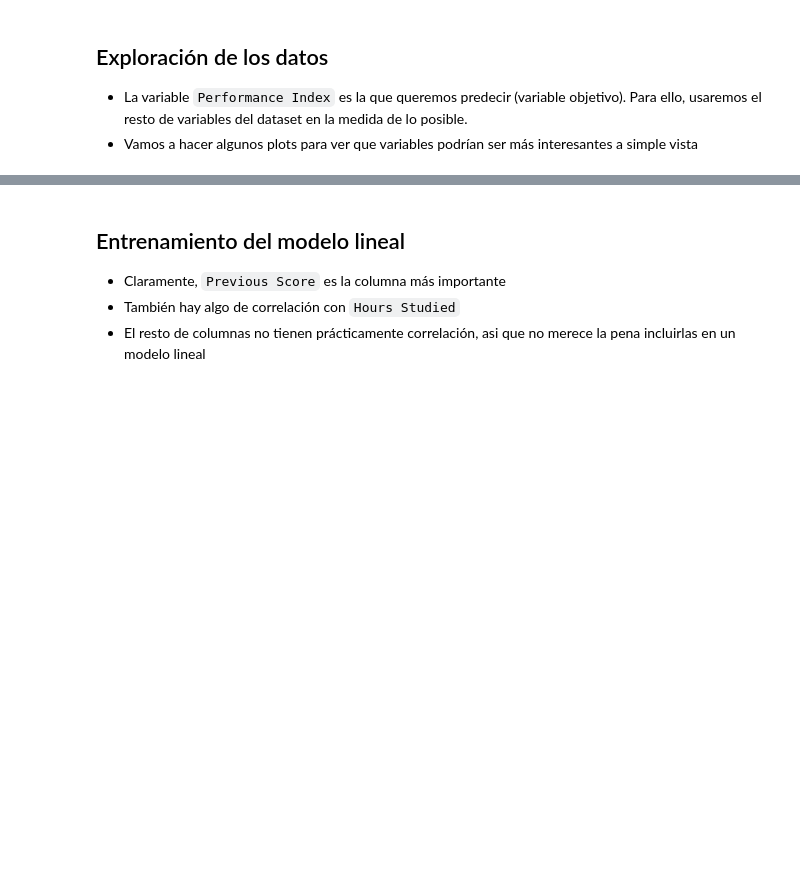
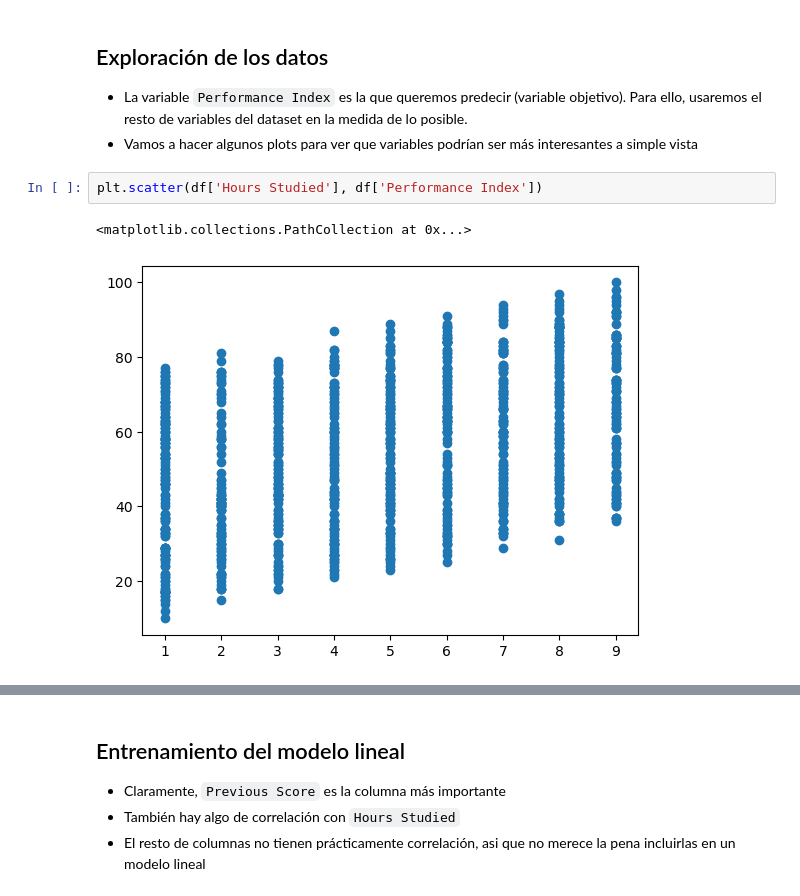
Before and after one commit to xianacarrera/python_course_2025, a Jupyter notebook: notebooks/linear_regression.ipynb, the cells around one changed output, grey strips where cells are left out. Drawn from its saved outputs; the diff is of its cells as text; blank space fills up the shorter version.

````diff
--- a/notebooks/linear_regression.ipynb
+++ b/notebooks/linear_regression.ipynb
@@ -40,3 +40,8 @@ dtype: object
 ## Exploración de los datos
 - La variable ```Performance Index``` es la que queremos predecir (variable objetivo). Para ello, usaremos el resto de variables del dataset en la medida de lo posible.
 - Vamos a hacer algunos plots para ver que variables podrían ser más interesantes a simple vista
+# %%
+plt.scatter(df['Hours Studied'], df['Performance Index'])
+# %% [output]
+<matplotlib.collections.PathCollection at 0x...>
+[figure, added]
````
Also changed, not shown: parts of 2 cells of this notebook, 5 other files.
